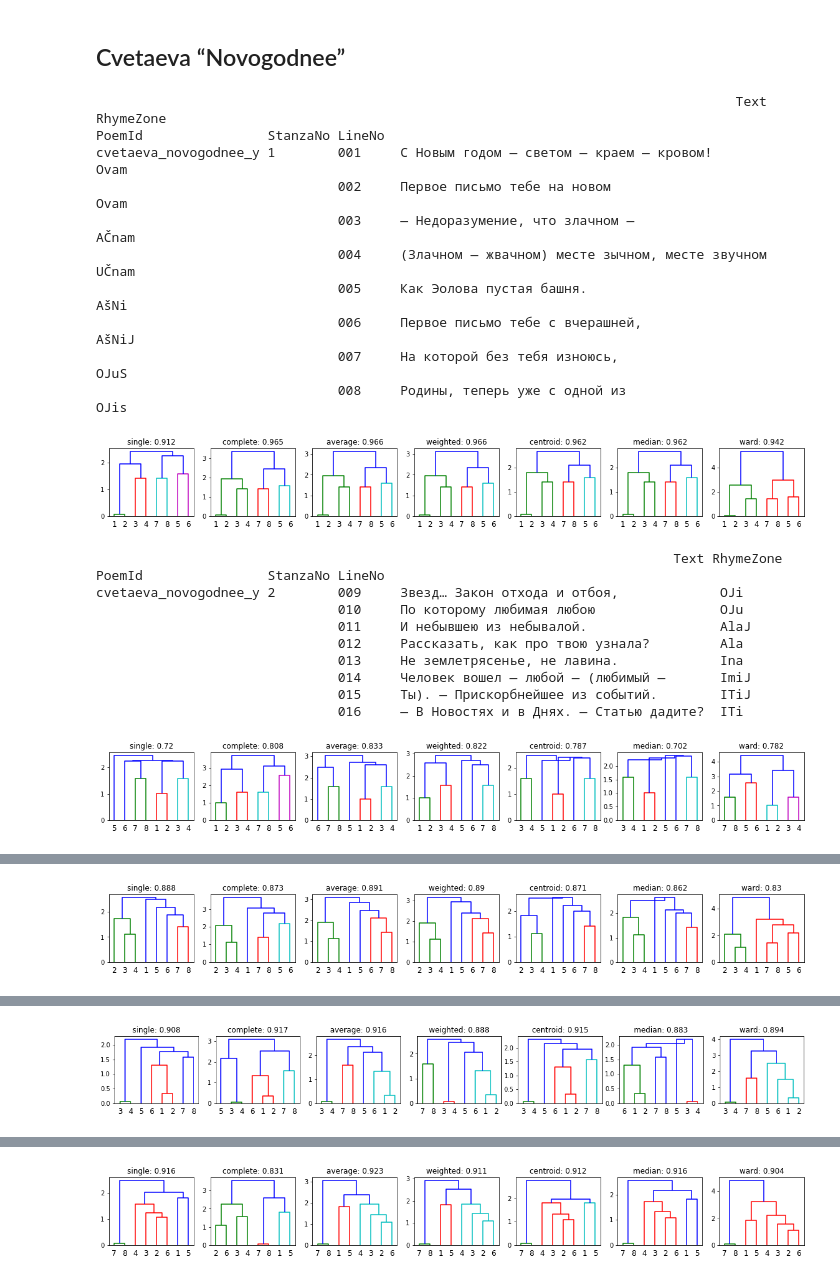
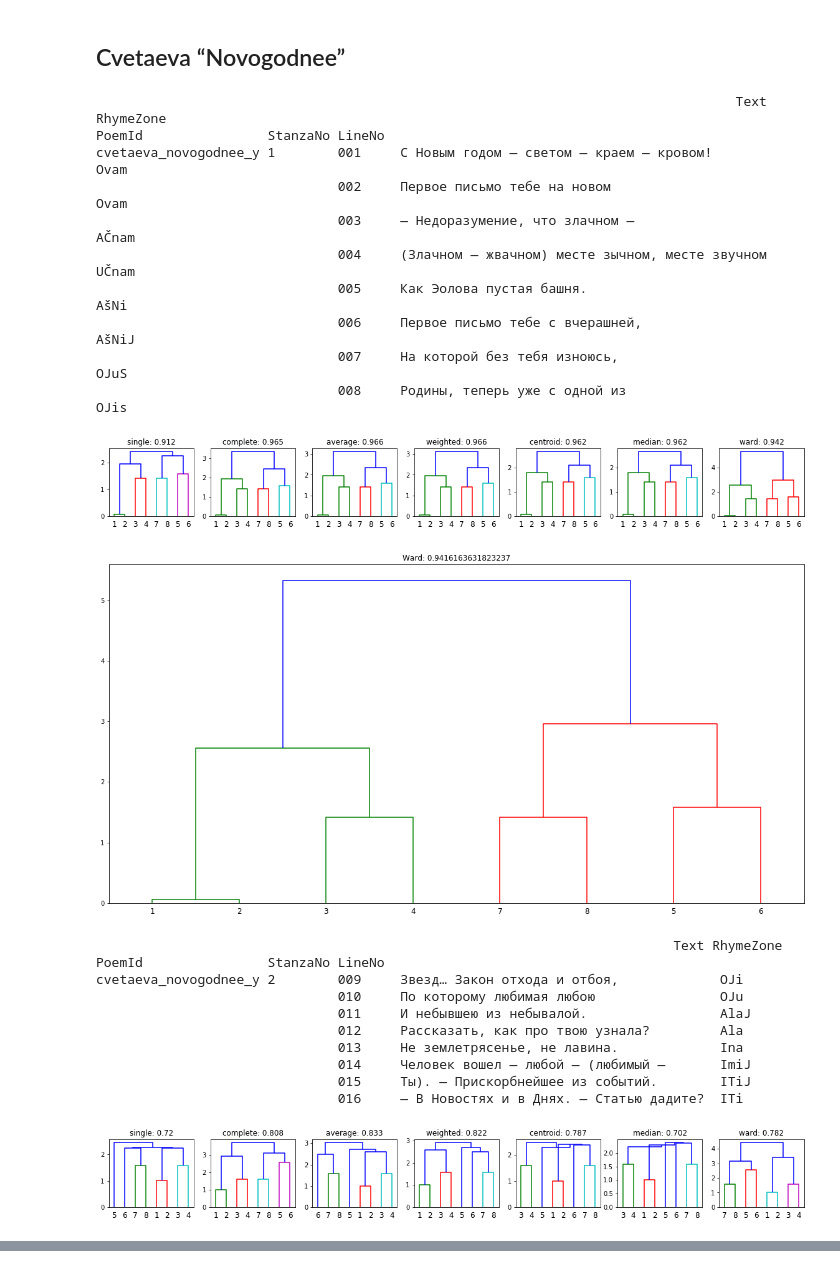
Before and after one commit to Data-Science-for-Linguists-2019/russian_rhyme, a Jupyter notebook: dev/cvetaeva_features.ipynb, the cells around one changed output, grey strips where cells are left out. Cells and saved outputs as stored; diff of their text form; code cells hidden in the pictures.

Commit message:
finalize notebooks for 2019-11 aseees on cvetaeva

```diff
--- a/dev/cvetaeva_features.ipynb
+++ b/dev/cvetaeva_features.ipynb
@@ -206,19 +206,20 @@ gippius_neljubov 4        001     Охладевая, творю молитву,
 # %% [markdown]
 ## Cvetaeva “Novogodnee”
 # %%
-explore("data_samples/cvetaeva_novogodnee_y.xml")
+explore("data_samples/cvetaeva_novogodnee_y.xml", 100, True)
 # %% [output]
                                                                                   Text RhymeZone
 PoemId                StanzaNo LineNo
 cvetaeva_novogodnee_y 1        001     С Новым годом — светом — краем — кровом!         Ovam
                                002     Первое письмо тебе на новом                      Ovam
                                003     — Недоразумение, что злачном —                   AČnam
                                004     (Злачном — жвачном) месте зычном, месте звучном  UČnam
                                005     Как Эолова пустая башня.                         AšNi
                                006     Первое письмо тебе с вчерашней,                  AšNiJ
                                007     На которой без тебя изноюсь,                     OJuS
                                008     Родины, теперь уже с одной из                    OJis
 [figure]
+[figure, new version]
                                                                           Text RhymeZone
 PoemId                StanzaNo LineNo
 cvetaeva_novogodnee_y 2        009     Звезд… Закон отхода и отбоя,             OJi
@@ -229,4 +230,4 @@ cvetaeva_novogodnee_y 2        009     Звезд… Закон отхода и
                                014     Человек вошел — любой — (любимый —       ImiJ
                                015     Ты). — Прискорбнейшее из событий.        ITiJ
                                016     — В Новостях и в Днях. — Статью дадите?  ITi
-[figure, old version]
+[figure, new version]
@@ -240,4 +242,3 @@ cvetaeva_novogodnee_y 3        017     — Где? — В горах. (Окно
                                022     — День? — Вчера, позавчера, не помню.       OmNu
                                023     В Альказаре будете? — Не буду.              Udu
                                024     Вслух: семья. Внутрь: всё, но не Иуда.      Uda
-[figure, old version]
@@ -251,4 +254,3 @@ cvetaeva_novogodnee_y 4        025      С наступающим! (Рождал
                                030      Ничего не сделала, но что-то           O-ta
                                031      Сделалось, без тени и без эха          Exa
                                032–033  Делающее! Теперь — как ехал?           Exal
-[figure, old version]
@@ -265 +259,0 @@ cvetaeva_novogodnee_y 5        034     Как рвалось и не разор
-[figure, old version]
```
Also changed, not shown: parts of 1 cell of this notebook, 1 other file.
